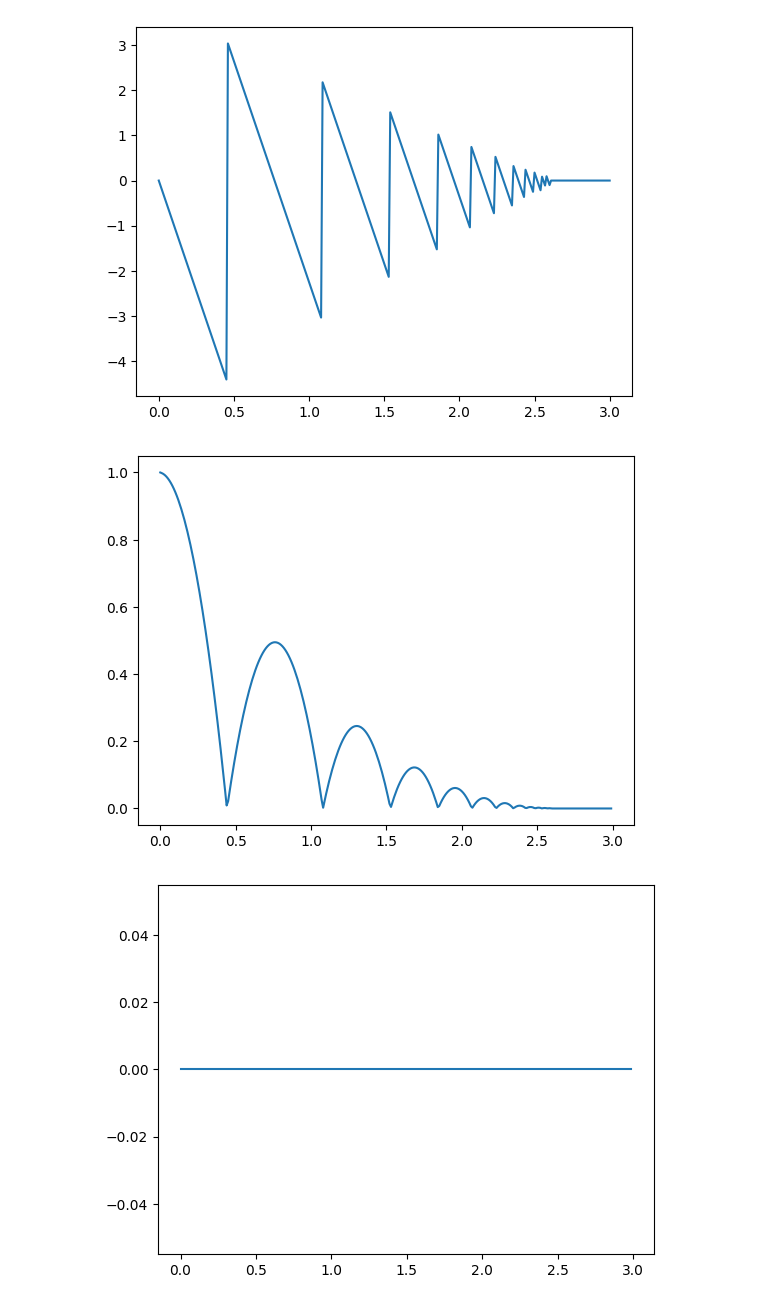
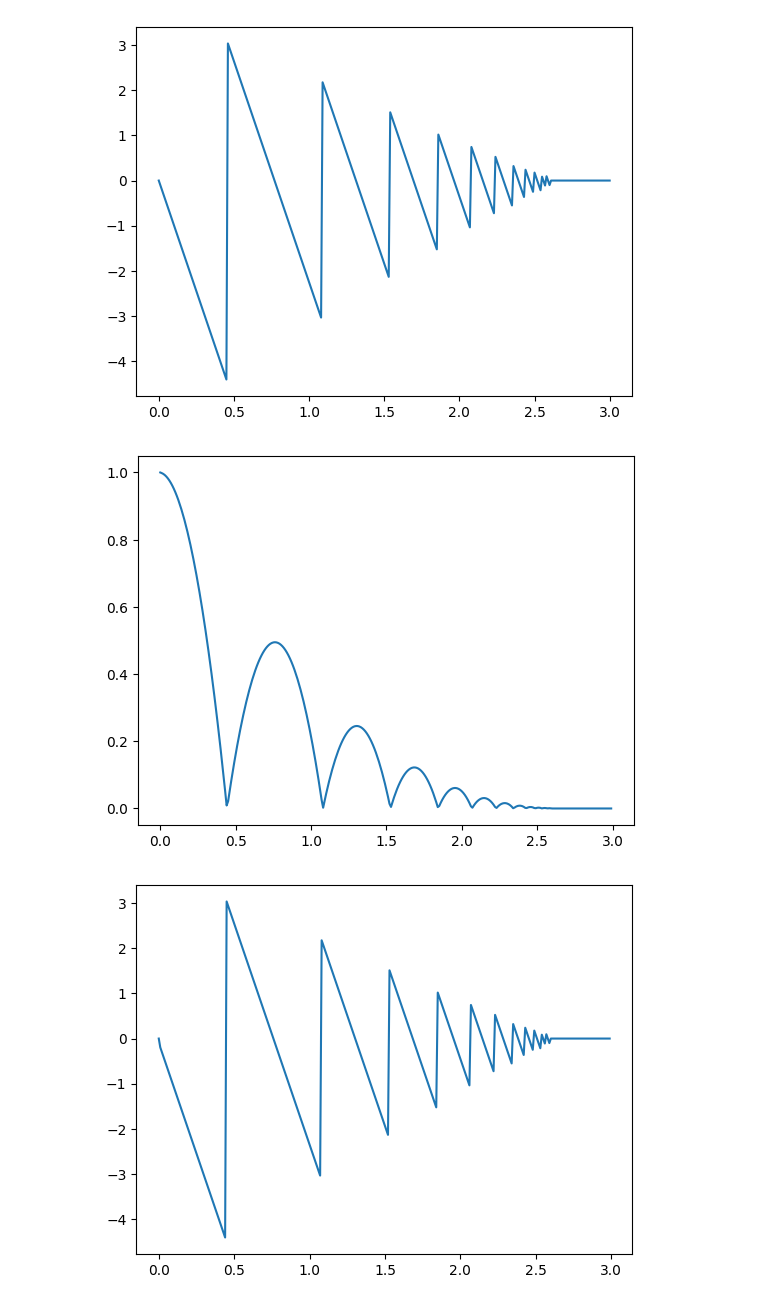
Before and after one commit to lbm98/devs-fmu, a Jupyter notebook: notebooks/bouncing_ball.ipynb, the cells around one changed output. Saved outputs shown, nothing was run; the diff lists cells and outputs as text; code cells hidden in the pictures.

```diff
--- a/notebooks/bouncing_ball.ipynb
+++ b/notebooks/bouncing_ball.ipynb
@@ -47,6 +45,13 @@ plot_default()
 # %% [output]
 [figure]
 [figure]
+# %%
+def plot_devs_simulation(time_list, height_list, velocity_list):
+    plt.plot(time_list, height_list)
+    plt.show()
+
+    plt.plot(time_list, velocity_list)
+    plt.show()
 # %%
 def simulate_devs():
     simulator.reset()
@@ -75,5 +71,5 @@ def plot_devs():
 # %%
-plot_devs()
+plot_devs_simulation(*simulate_devs())
 # %% [output]
 [figure]
-[figure, old version]
+[figure, new version]
```
Also changed, not shown: parts of 5 cells of this notebook, 4 other files.
